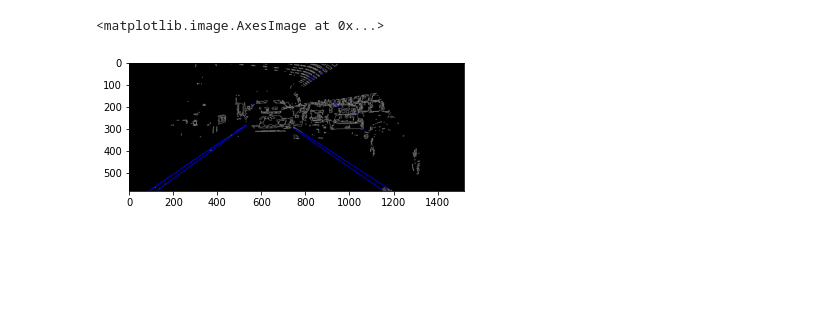
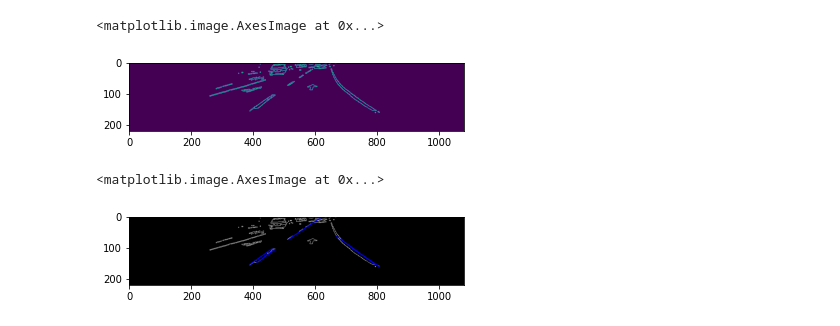
Before and after one commit to lim-ye-ji/Object_recognition_in_autonomous_driving, a Jupyter notebook: lane/Yu.ipynb, the cells around one changed output. Saved outputs shown, nothing was run; the diff lists cells and outputs as text; code cells hidden in the pictures; blank space fills up the shorter version.

```diff
--- a/lane/Yu.ipynb
+++ b/lane/Yu.ipynb
@@ -338,29 +7,80 @@ cv2.waitKey(1)'''
+# %%
+# 이미지
+img = "./1080p/2.jpg"
+A = cv2.imread(img, cv2.IMREAD_COLOR)
+
+#roi
+A_roi = A.copy()
+
+X=200; Y=500; W=1520; H=580;
+A_roi = A_roi[Y:Y+H, X:X+W]
+
+mask1 = np.zeros(A_roi.shape[:3],dtype = np.uint8)
+polygon = np.array([[350,0],[700,0],[900,200],[180,200]])
+white = (255,255,255)
+mask1 = cv2.fillConvexPoly(mask1,polygon,white)
+
+a_copy = A_roi.copy()
+a_result = cv2.bitwise_and(a_copy, mask1)
+
+## 노란색 부분 추출
+a = a_result.copy()
+# hsv 영역 전환
+a2 = cv2.cvtColor(a,cv2.COLOR_BGR2HSV)
+
+# hsv 색 범위 지정2
+low = (20, 20, 100)
+up = (31, 255, 255)
+
+a2_mask = cv2.inRange(a2, low, up)
+a2_result = cv2.bitwise_and(a,a, mask = a2_mask)
+
+## 흰색 부분 추출
+a = a_result.copy()
+# hsv 영역 전환
+a2 = cv2.cvtColor(a,cv2.COLOR_BGR2HSV)
+
+
+# hsv 색 범위 지정2
+low = (0, 0, 140)
+up = (250, 90, 200)
+
+a2_mask = cv2.inRange(a2, low, up)
+a2_result = cv2.bitwise_and(a,a, mask = a2_mask)
+
+# 캐니 추출
+a2_canny = cv2.Canny(a2_result, 50 , 250)
+
+plt.imshow(a2_canny)
+# %% [output]
+<matplotlib.image.AxesImage at 0x...>
+[figure, added]
 # %%
-### 4. plt버전 하프변환P로 차선 긋기
-# 검출된 데이터 없으면 오류 뜨므로 수정 요함
+# 허프변환P
 r = []
 l = []
 src = a2_result
 dst = a2_canny
-cdst = cv.cvtColor(a2_canny, cv.COLOR_GRAY2BGR)
+cdst = cv2.cvtColor(a2_canny, cv2.COLOR_GRAY2BGR)
 
 cdstP = np.copy(cdst)
 
-linesP = cv2.HoughLinesP(dst, 1, np.pi/180, 60, None, 5, 5)
+linesP = cv2.HoughLinesP(dst, 1, np.pi/180, 60, None, 5,20)
+
 #if linesP != None: 리스트에 데이터 없으면 오류나서 추가해야함 근데 데이터 있으면 오류남
 for a in linesP:
     for b in a: # [] 가 두개 겹쳐있음
         if (b[2]-b[0]) != 0: # 분모가 0이면 나눌 수 없어
             radian = math.atan((b[3]-b[1])/(b[2]-b[0]))
             degree = radian * 180 / math.pi
             if degree >= 30 and degree <= 80: # 오른쪽
                 r.append(b)
                 cv2.line(cdstP, (b[0], b[1]), (b[2], b[3]), (0, 0, 255), 2, cv2.LINE_AA)
             elif degree >= -80 and degree <= -30: # 왼쪽
                 l.append(b)
                 cv2.line(cdstP, (b[0], b[1]), (b[2], b[3]), (0, 0, 255), 2, cv2.LINE_AA)
 
 plt.imshow(cdstP)
 # %% [output]
 <matplotlib.image.AxesImage at 0x...>
-[figure, old version]
+[figure, new version]
```
Also changed, not shown: parts of 43 cells of this notebook.
